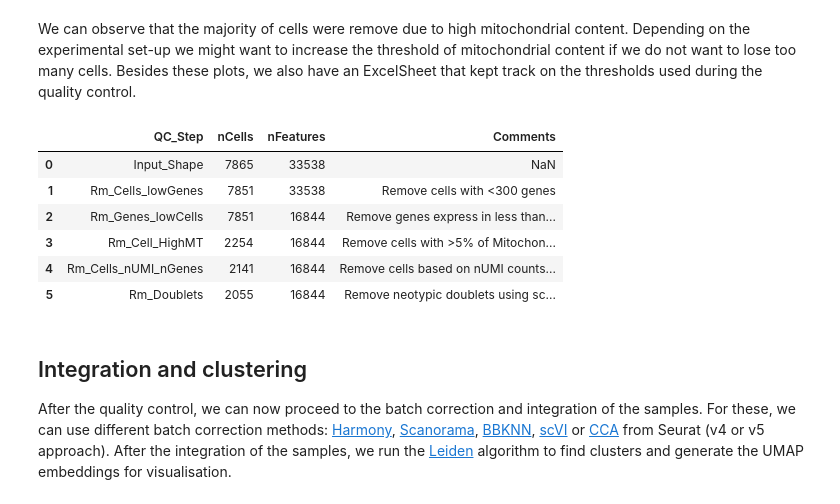
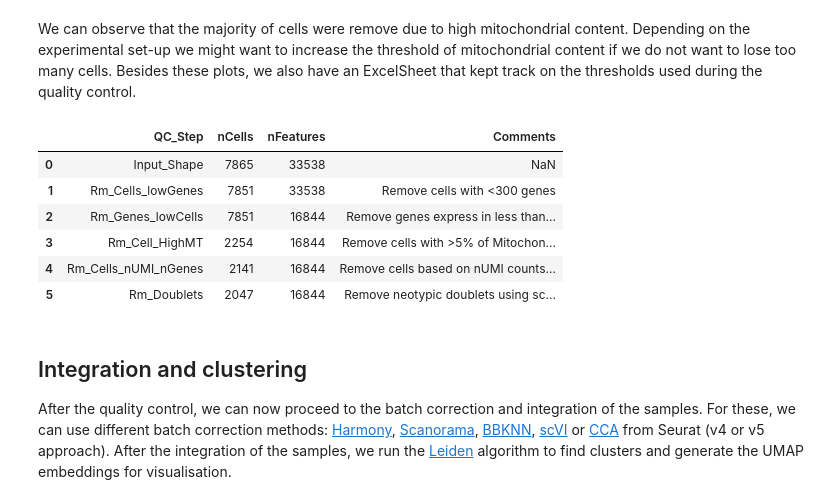
Before and after one commit to davidrm-bio/DOTools_py, a Jupyter notebook: docs/notebooks/example_10X.ipynb, the cells around one changed output. Cells and saved outputs as stored; diff of their text form; code cells hidden in the pictures.

```diff
--- a/docs/notebooks/example_10X.ipynb
+++ b/docs/notebooks/example_10X.ipynb
@@ -110,16 +158,16 @@ display(
 # %% [markdown]
 We can observe that the majority of cells were remove due to high mitochondrial content. Depending on the experimental set-up we might want to increase the threshold of mitochondrial content if we do not want to lose too many cells. Besides these plots, we also have an ExcelSheet that kept track on the thresholds used during the quality control.
 # %%
-table = pd.read_excel("/Users/david/Downloads/PublicData10x/healthy/outs/251022_Metrics_batch1.xlsx")
+table = pd.read_excel("/Users/david/Downloads/PublicData10x/healthy/outs/260305_Metrics_batch1.xlsx")
 table
 # %% [output]
 |  | QC_Step | nCells | nFeatures | Comments |
 | 0 | Input_Shape | 7865 | 33538 | NaN |
 | 1 | Rm_Cells_lowGenes | 7851 | 33538 | Remove cells with <300 genes |
 | 2 | Rm_Genes_lowCells | 7851 | 16844 | Remove genes express in less than... |
 | 3 | Rm_Cell_HighMT | 2254 | 16844 | Remove cells with >5% of Mitochon... |
 | 4 | Rm_Cells_nUMI_nGenes | 2141 | 16844 | Remove cells based on nUMI counts... |
-| 5 | Rm_Doublets | 2055 | 16844 | Remove neotypic doublets using sc... |
+| 5 | Rm_Doublets | 2047 | 16844 | Remove neotypic doublets using sc... |
 # %% [markdown]
 ## Integration and clustering
 After the quality control, we can now proceed to the batch correction and integration of the samples. For these, we can use different batch correction methods: [Harmony](https://www.nature.com/articles/s41592-019-0619-0), [Scanorama](https://www.nature.com/articles/s41596-024-00991-3), [BBKNN](https://academic.oup.com/bioinformatics/article/36/3/964/5545955?login=true), [scVI](https://www.nature.com/articles/s41587-021-01206-w) or [CCA](https://www.sciencedirect.com/science/article/pii/S0092867419305598?via%3Dihub) from Seurat (v4 or v5 approach). After the integration of the samples, we run the [Leiden](https://www.nature.com/articles/s41598-019-41695-z) algorithm to find clusters and generate the UMAP embeddings for visualisation.
```
Also changed, not shown: parts of 20 cells of this notebook.
